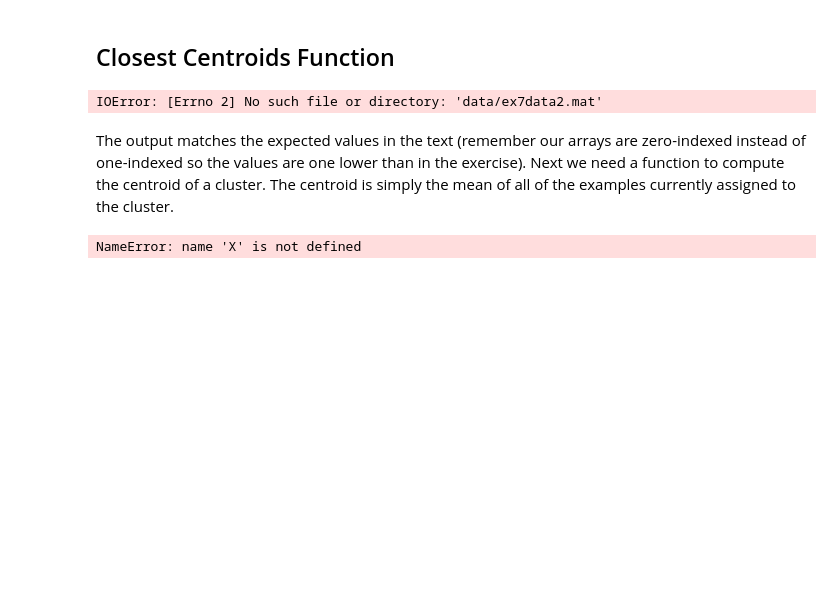
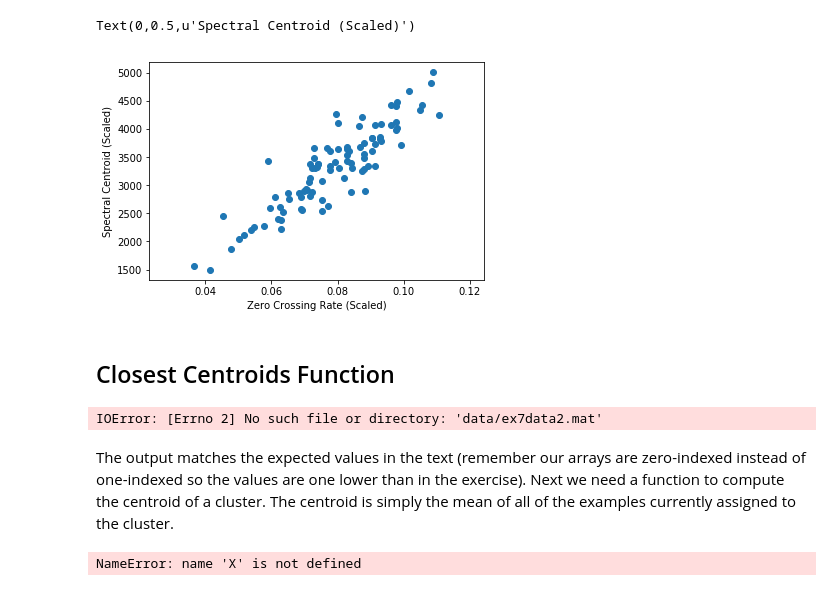
Before and after one commit to shockmonger/CourseRepoFall19, a Jupyter notebook: KNN.ipynb, the cells around one changed output. Saved outputs shown, nothing was run; the diff lists cells and outputs as text; code cells hidden in the pictures; blank space fills up the shorter version.

```diff
--- a/KNN.ipynb
+++ b/KNN.ipynb
@@ -11,0 +9,19 @@ data = os.listdir('./Data/')
+# %%
+import numpy as np
+#numpy is the library to deal with numbers and arrays in python
+import pandas as pd
+#pandas handles databases
+import matplotlib.pyplot as plt
+#matplotlib handles plotting in python
+import scipy
+#scipy or scientific python has functions for maths, science and engineering
+%matplotlib inline
+#this will make sure that your path
+import os
+#
+import IPython.display as ipd
+import sklearn
+import librosa, librosa.display
+
+fileList = os.listdir('./Data/drum_samples/test/')
+#you might need to
@@ -12,3 +77,10 @@ data = os.listdir('./Data/')
+# %%
+plt.scatter(features[:,0],features[:,1])
+plt.xlabel('Zero Crossing Rate (Scaled)')
+plt.ylabel('Spectral Centroid (Scaled)')
+# %% [output]
+Text(0,0.5,u'Spectral Centroid (Scaled)')
+[figure, added]
 # %% [markdown]
 ## Closest Centroids Function
 # %%
```
Also changed, not shown: parts of 18 cells of this notebook.
